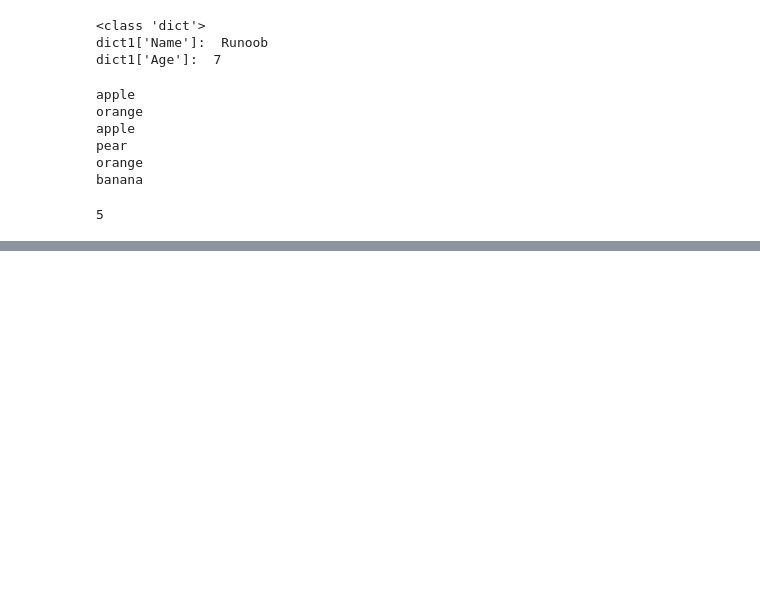
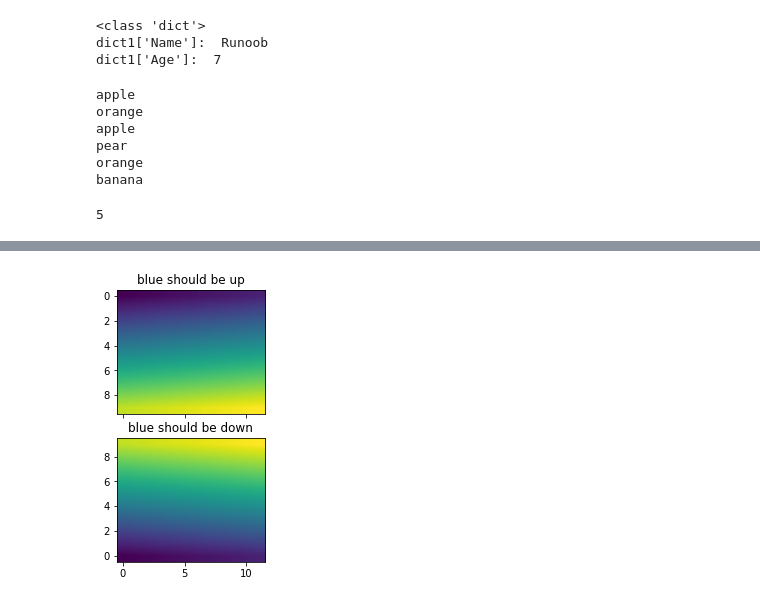
Before and after one commit to yuanxiaodu/python-class, a Jupyter notebook: 03/作业/03_3120305679.ipynb, the cells around one changed output, grey strips where cells are left out. Cells and saved outputs as stored; diff of their text form; code cells hidden in the pictures; blank space fills up the shorter version.

```diff
--- a/03/作业/03_3120305679.ipynb
+++ b/03/作业/03_3120305679.ipynb
@@ -280,0 +484,13 @@ print((add(2, 3)))  # Output: 5
+# %%
+x = np.arange(120).reshape((10, 12))
+
+interp = 'bilinear'
+fig, axs = plt.subplots(nrows=2, sharex=True, figsize=(3, 5))
+axs[0].set_title('blue should be up')
+axs[0].imshow(x, origin='upper', interpolation=interp)
+
+axs[1].set_title('blue should be down')
+axs[1].imshow(x, origin='lower', interpolation=interp)
+plt.show()
+# %% [output]
+[figure, added]
```
Also changed, not shown: parts of 12 cells of this notebook, 54 other files.
